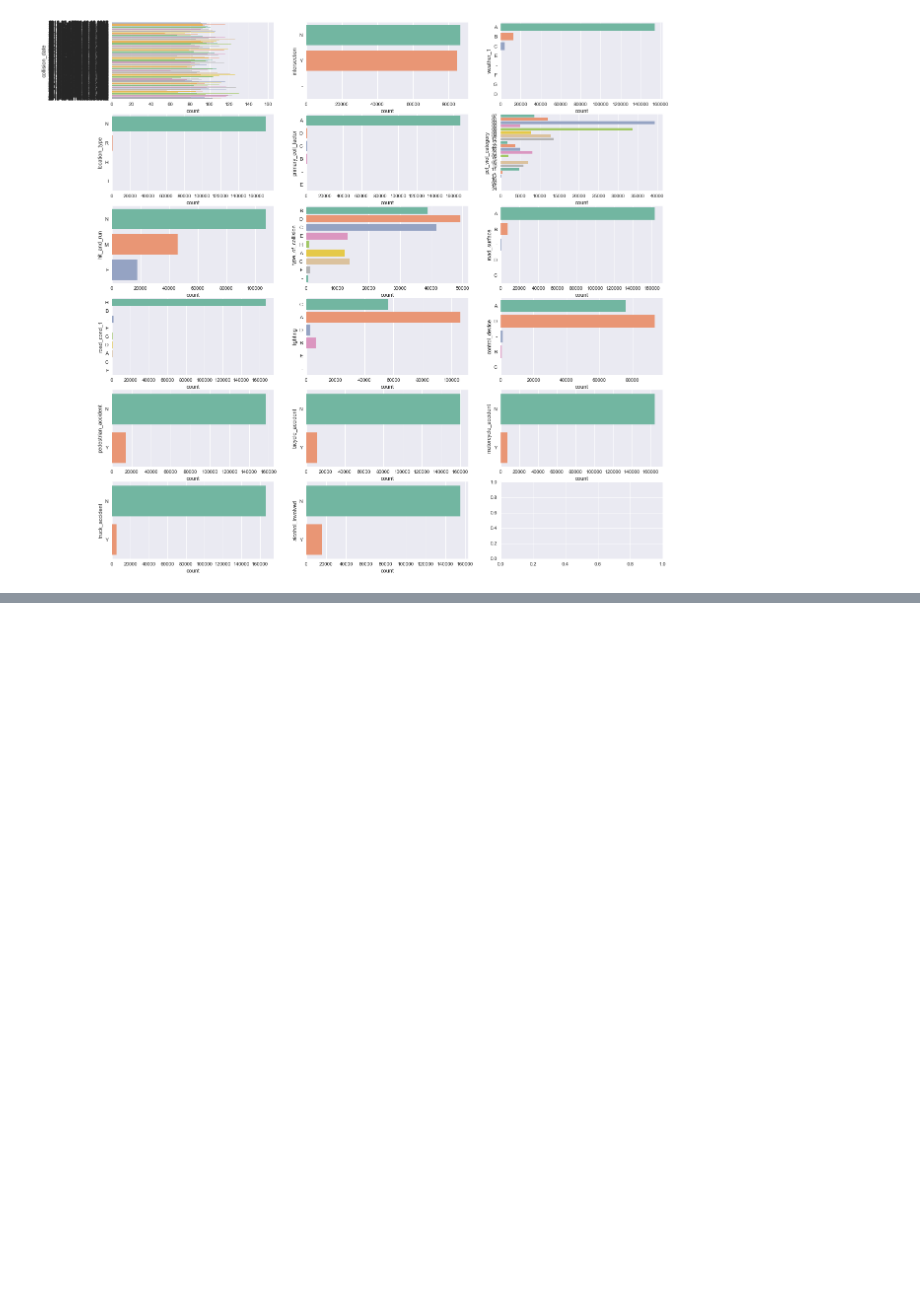
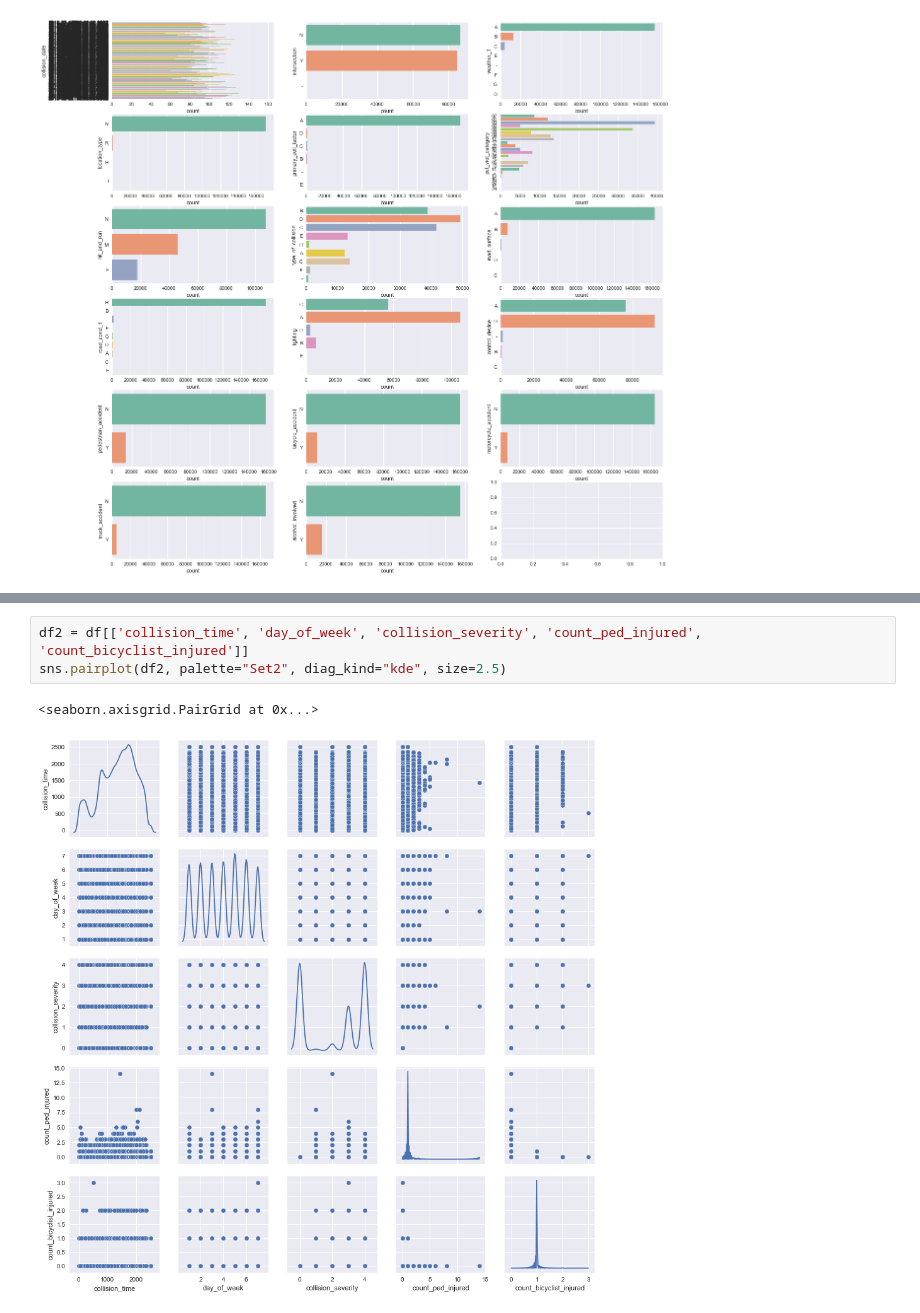
Before and after one commit to Peter-32/LA-Collision-Forecasting, a Jupyter notebook: la_collisions.ipynb, the cells around one changed output, grey strips where cells are left out. Saved outputs shown, nothing was run; the diff lists cells and outputs as text; blank space fills up the shorter version.

```diff
--- a/la_collisions.ipynb
+++ b/la_collisions.ipynb
@@ -139,0 +174,6 @@ AttributeError: module 'seaborn' has no attribute 'plot'
+# %%
+df2 = df[['collision_time', 'day_of_week', 'collision_severity', 'count_ped_injured', 'count_bicyclist_injured']]
+sns.pairplot(df2, palette="Set2", diag_kind="kde", size=2.5)
+# %% [output]
+<seaborn.axisgrid.PairGrid at 0x...>
+[figure, added]
```
Also changed, not shown: parts of 31 cells of this notebook.
